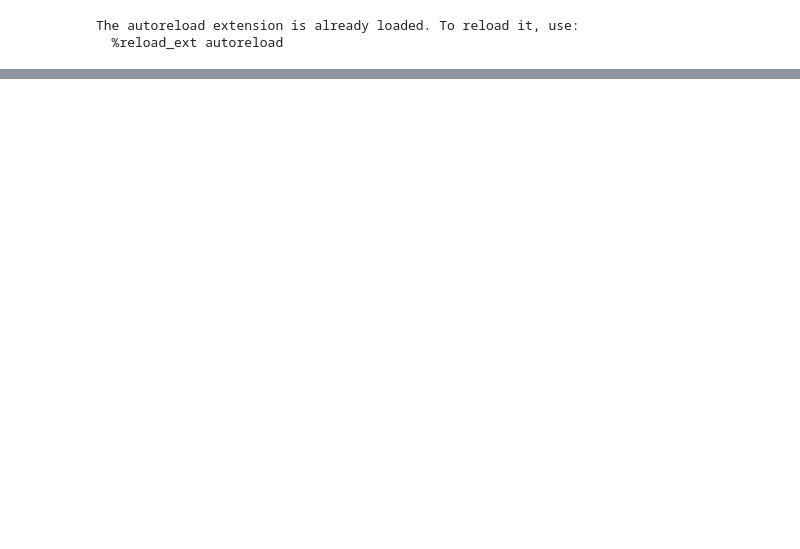
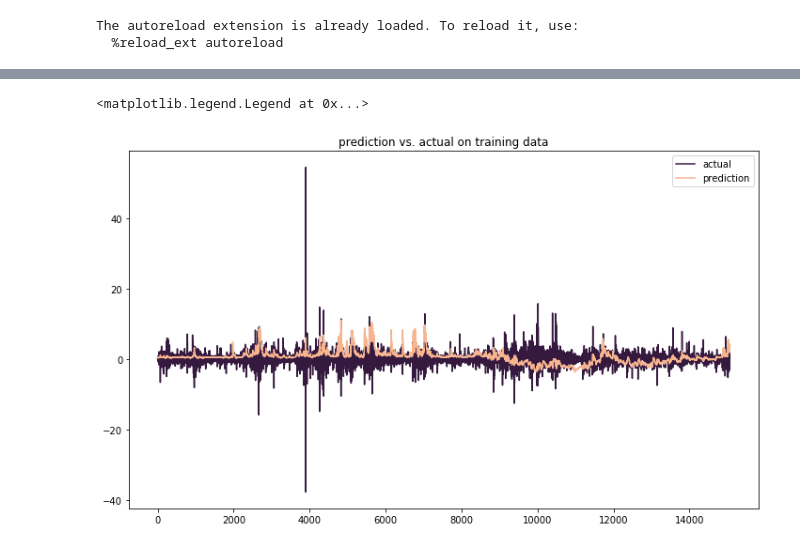
Before and after one commit to daniel-cortez-stevenson/crypto-predict, a Jupyter notebook: notebooks/rnn_model_dev.ipynb, the cells around one changed output, grey strips where cells are left out. Saved outputs shown, nothing was run; the diff lists cells and outputs as text; code cells hidden in the pictures; blank space fills up the shorter version.

```diff
--- a/notebooks/rnn_model_dev.ipynb
+++ b/notebooks/rnn_model_dev.ipynb
@@ -194,0 +220,9 @@ plt.plot(Y_train.values, 'g')
+# %%
+fig,ax=plt.subplots(figsize=(12,7))
+plt.plot(Y_train.values, c=sns.color_palette('rocket')[0], label='actual')
+plt.plot(backtest, c=sns.color_palette('rocket')[5], label='prediction')
+plt.title('prediction vs. actual on training data')
+plt.legend()
+# %% [output]
+<matplotlib.legend.Legend at 0x...>
+[figure, added]
```
Also changed, not shown: parts of 16 cells of this notebook, 12 other files.
